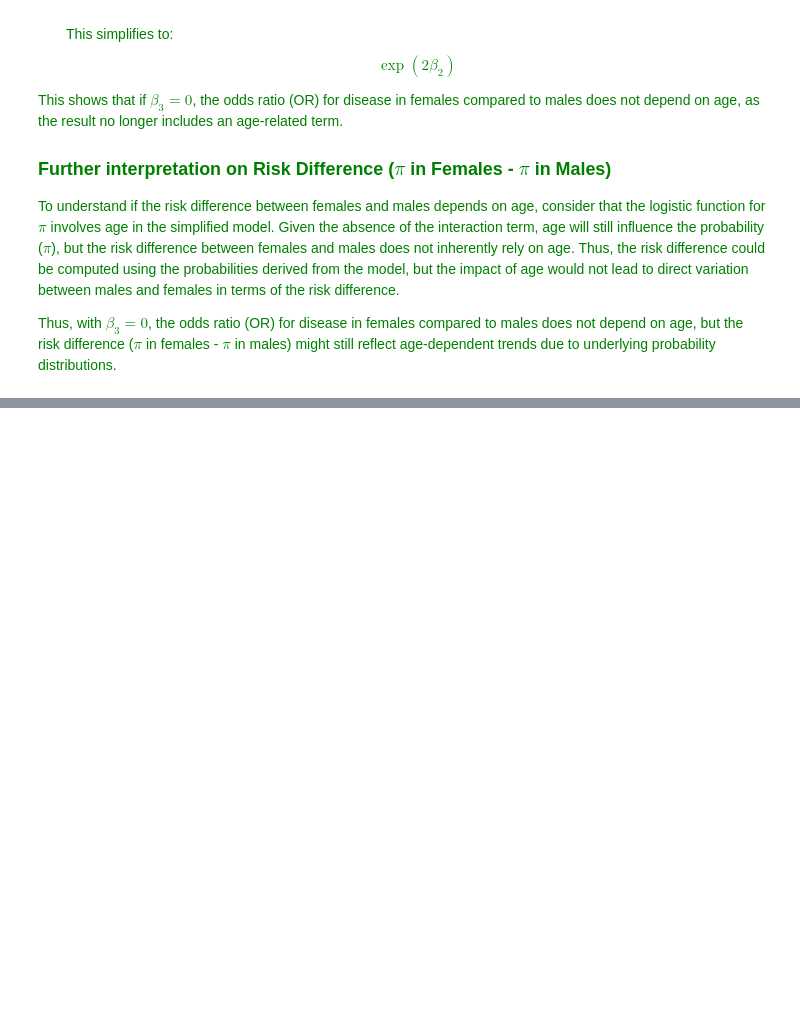
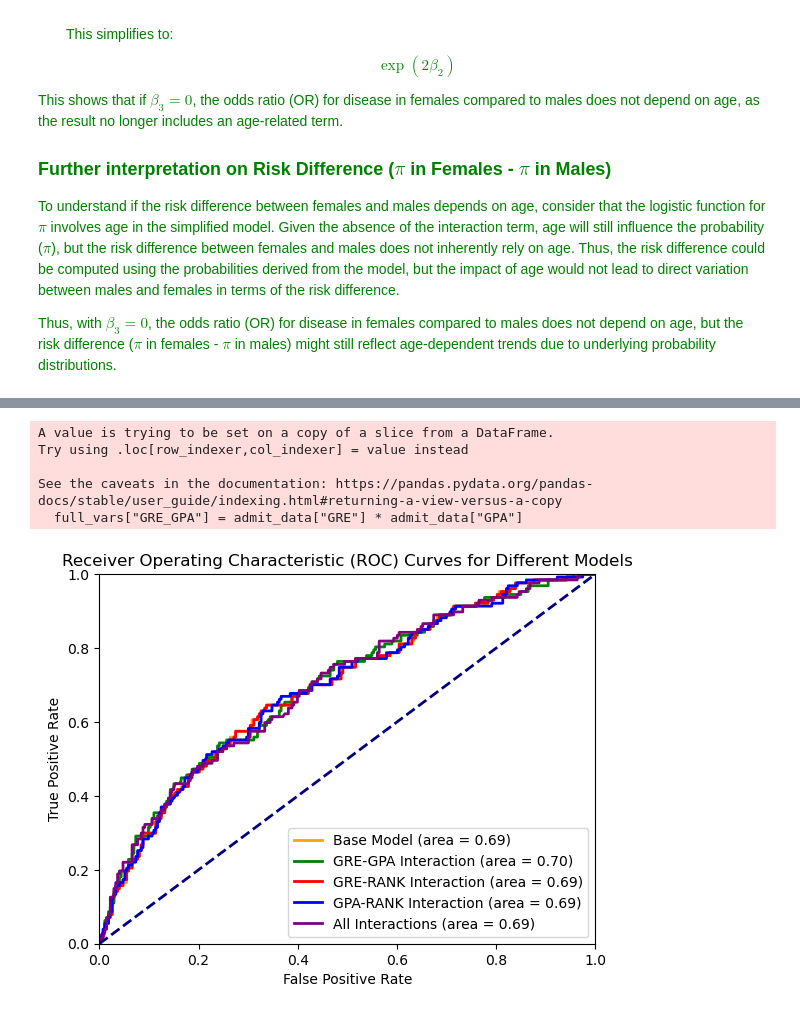
Before and after one commit to Simonlee711/UCLA-Grad-Courses, a Jupyter notebook: BIOMATH204/hw4/pset4.ipynb, the cells around one changed output, grey strips where cells are left out. Cells and saved outputs as stored; diff of their text form; code cells hidden in the pictures; blank space fills up the shorter version.

```diff
--- a/BIOMATH204/hw4/pset4.ipynb
+++ b/BIOMATH204/hw4/pset4.ipynb
@@ -78,0 +98,6 @@ $$
+# %%
+import pandas as pd
+admit_data = pd.read_excel("./admit.xlsx")
+
+# Display the first few rows of the dataset to understand its structure
+admit_data.head(), admit_data.info()
@@ -78,0 +247,63 @@ $$
+# %%
+from sklearn.metrics import roc_curve, auc
+import matplotlib.pyplot as plt
+import statsmodels.api as sm
+
+# Define different models with varying two-way interactions
+# Model 1: GRE, GPA, and RANK (base model)
+base_vars = admit_data[["GRE", "GPA", "RANK"]]
+base_vars = sm.add_constant(base_vars)
+base_model = sm.Logit(admit_data["ADMIT"], base_vars).fit()
+
+# Model 2: Add interaction between GRE and GPA
+model_gre_gpa = sm.Logit(admit_data["ADMIT"], base_vars.assign(GRE_GPA=admit_data["GRE"] * admit_data["GPA"])).fit()
+
+# Model 3: Add interaction between GRE and RANK
+model_gre_rank = sm.Logit(admit_data["ADMIT"], base_vars.assign(GRE_RANK=admit_data["GRE"] * admit_data["RANK"])).fit()
+
+# Model 4: Add interaction between GPA and RANK
+model_gpa_rank = sm.Logit(admit_data["ADMIT"], base_vars.assign(GPA_RANK=admit_data["GPA"] * admit_data["RANK"])).fit()
+
+# Model 5: All two-way interactions
+full_vars = admit_data[["GRE", "GPA", "RANK"]]
+full_vars["GRE_GPA"] = admit_data["GRE"] * admit_data["GPA"]
+full_vars["GRE_RANK"] = admit_data["GRE"] * admit_data["RANK"]
+full_vars["GPA_RANK"] = admit_data["GPA"] * admit_data["RANK"]
+full_vars = sm.add_constant(full_vars)
+model_all_interactions = sm.Logit(admit_data["ADMIT"], full_vars).fit()
+
+# Compute ROC curves for each model
+roc_curves = {}
+for model, model_name in zip([base_model, model_gre_gpa, model_gre_rank, model_gpa_rank, model_all_interactions],
+                             ["Base Model", "GRE-GPA Interaction", "GRE-RANK Interaction", "GPA-RANK Interaction", "All Interactions"]):
+    admit_data[model_name] = model.predict()
+    fpr, tpr, _ = roc_curve(admit_data["ADMIT"], admit_data[model_name])
+    roc_auc = auc(fpr, tpr)
+    roc_curves[model_name] = (fpr, tpr, roc_auc)
+
+# Plot ROC curves for all models
+plt.figure()
+colors = ["orange", "green", "red", "blue", "purple"]
+for i, (model_name, (fpr, tpr, roc_auc)) in enumerate(roc_curves.items()):
+    plt.plot(fpr, tpr, color=colors[i], lw=2, label=f'{model_name} (area = {roc_auc:.2f})')
+
+plt.plot([0, 1], [0, 1], color='navy', lw=2, linestyle='--')
+plt.xlim([0.0, 1.0])
+plt.ylim([0.0, 1.0])
+plt.xlabel('False Positive Rate')
+plt.ylabel('True Positive Rate')
+plt.title('Receiver Operating Characteristic (ROC) Curves for Different Models')
+plt.legend(loc="lower right")
+plt.show()
+
+# Return the summary of the full model with all interactions and other model summaries
+model_summaries = {
+    "Base Model": base_model.summary(),
+    "GRE-GPA Interaction": model_gre_gpa.summary(),
+    "GRE-RANK Interaction": model_gre_rank.summary(),
+    "GPA-RANK Interaction": model_gpa_rank.summary(),
+    "All Interactions": model_all_interactions.summary(),
+}
+
+model_summaries  # Display all model summaries for review
+# %% [output]
@@ -78,0 +325,6 @@ $$
+A value is trying to be set on a copy of a slice from a DataFrame.
+Try using .loc[row_indexer,col_indexer] = value instead
+
+See the caveats in the documentation: https://pandas.pydata.org/pandas-docs/stable/user_guide/indexing.html#returning-a-view-versus-a-copy
+  full_vars["GRE_GPA"] = admit_data["GRE"] * admit_data["GPA"]
+[figure, added]
```
Also changed, not shown: parts of 12 cells of this notebook, 1 other file.
